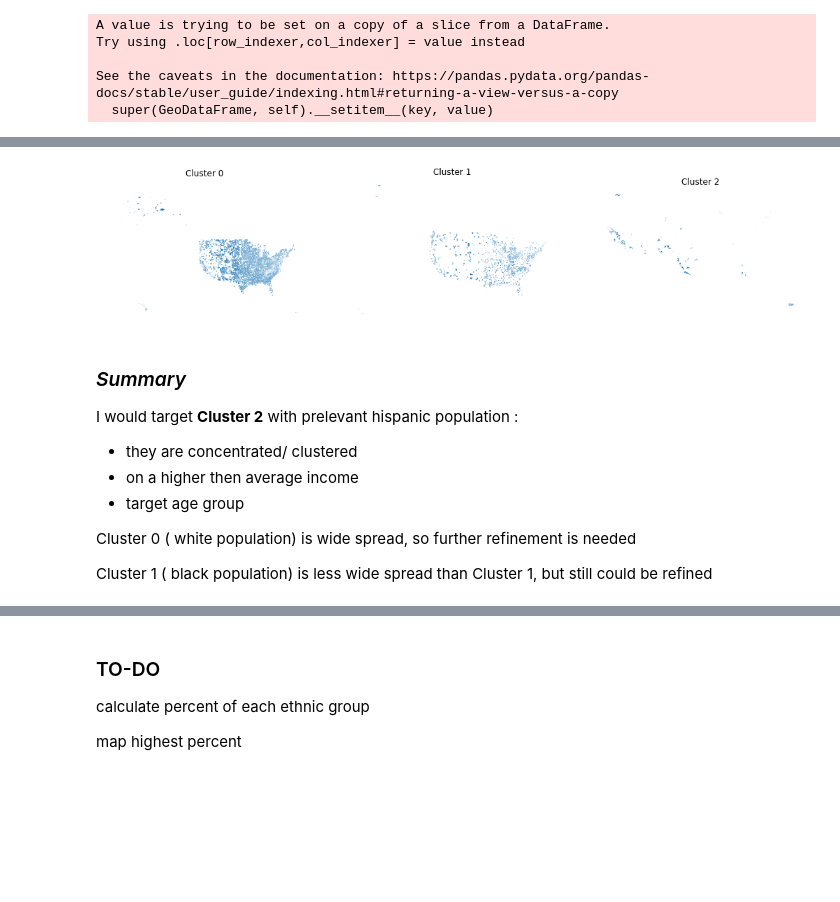
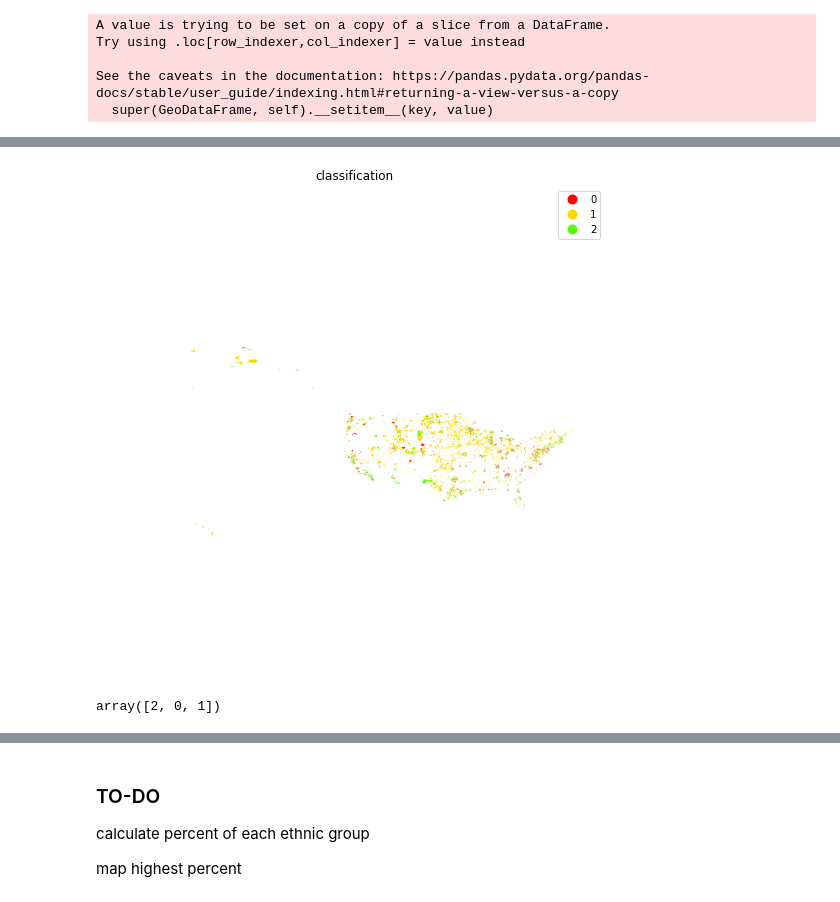
Before and after one commit to nadiiia/bumble_interview, a Jupyter notebook: Bumble_interview.ipynb, the cells around one changed output, grey strips where cells are left out. Saved outputs shown, nothing was run; the diff lists cells and outputs as text; code cells hidden in the pictures; blank space fills up the shorter version.

Commit message:
fixed variable typos

```diff
--- a/Bumble_interview.ipynb
+++ b/Bumble_interview.ipynb
@@ -285,31 +266,0 @@ clusters = gdf_18_29_high_inc['k3cls'].unique()
-# %%
-# Create figure and axes
-f, axs = plt.subplots(nrows=1, ncols=3,
-# Make the axes accessible with single indexing
-axs = axs.flatten()
-# Start the loop over all the ethnic_groups
-for i in clusters:
-    # select the axis where the map will go
-    ax = axs[i]
-    # Plot the map
-    gdf_18_29_high_inc.loc[(gdf_18_29_high_inc['k3cls']==i)].plot(ax=ax)
-    #gdf_18_29_high_inc.plot(column=col, ax=ax, scheme='Quantiles', linewidth=0, cmap='OrRd')
-    # Remove axis clutter
-    ax.set_axis_off()
-    # Set the axis title to the name of variable being plotted
-    ax.set_title('Cluster '+str(i))
-# Display the figure
-plt.show()
-# %% [output]
-[figure, removed]
-# %% [markdown]
-### _Summary_
-I would target **Cluster 2** with prelevant hispanic population :
-+ they are concentrated/ clustered
-+ on a higher then average income
-+ target age group
-
-
-Cluster 0 ( white population) is wide spread, so further refinement is needed
-
-Cluster 1 ( black population) is less wide spread than Cluster 1, but still could be refined
@@ -321,0 +267,17 @@ compare my age subselection with  pop_25_years_over
+# %%
+## Mapping the categories
+
+# Setup figure and ax
+f, ax = plt.subplots(1, figsize=(9, 9))
+# Plot unique values choropleth including a legend and with no boundary lines
+gdf_18_45_high_inc.plot(column='k3cls', categorical=True,cmap='prism', legend=True, linewidth=0, ax=ax)
+# Remove axis
+ax.set_axis_off()
+# Keep axes proportionate
+plt.axis('equal')
+# Add title
+plt.title('classification')
+# Display the map
+plt.show()
+# %% [output]
+[figure, added]
@@ -321,0 +286,4 @@ compare my age subselection with  pop_25_years_over
+# %%
+clusters = gdf_18_45_high_inc['k3cls'].unique()
+# %% [output]
+array([2, 0, 1])
```
Also changed, not shown: parts of 52 cells of this notebook.
